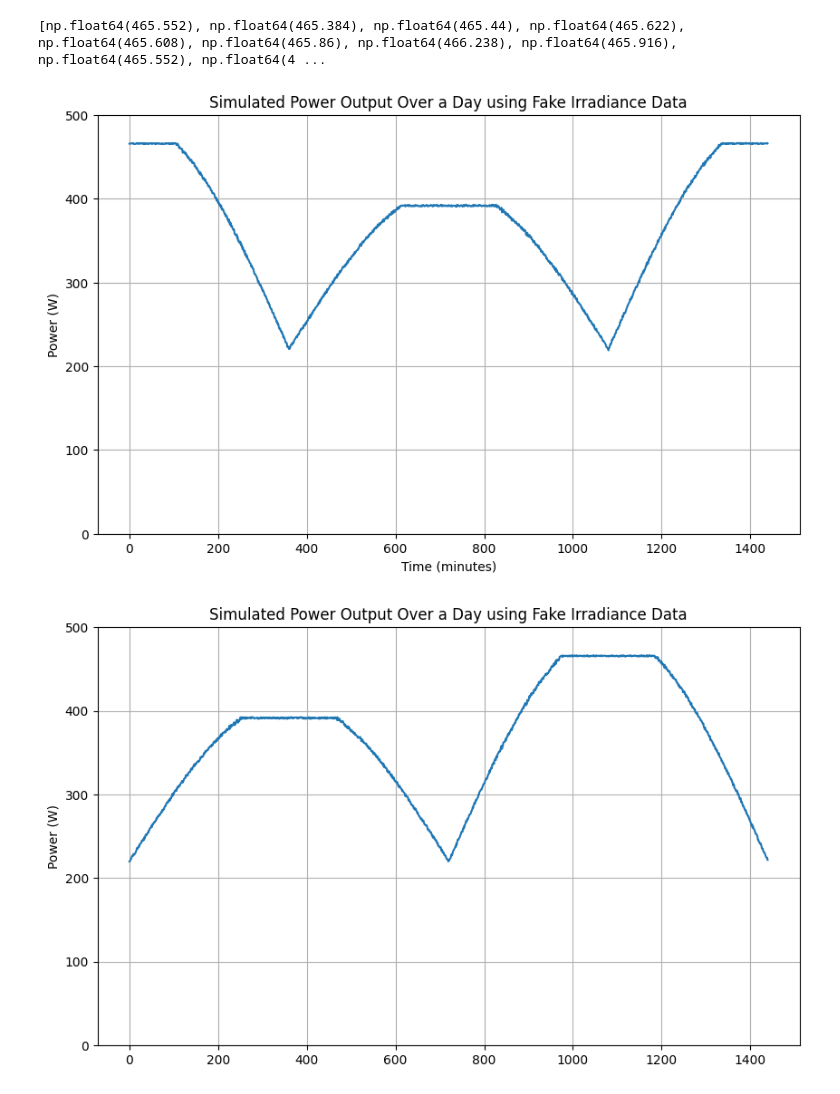
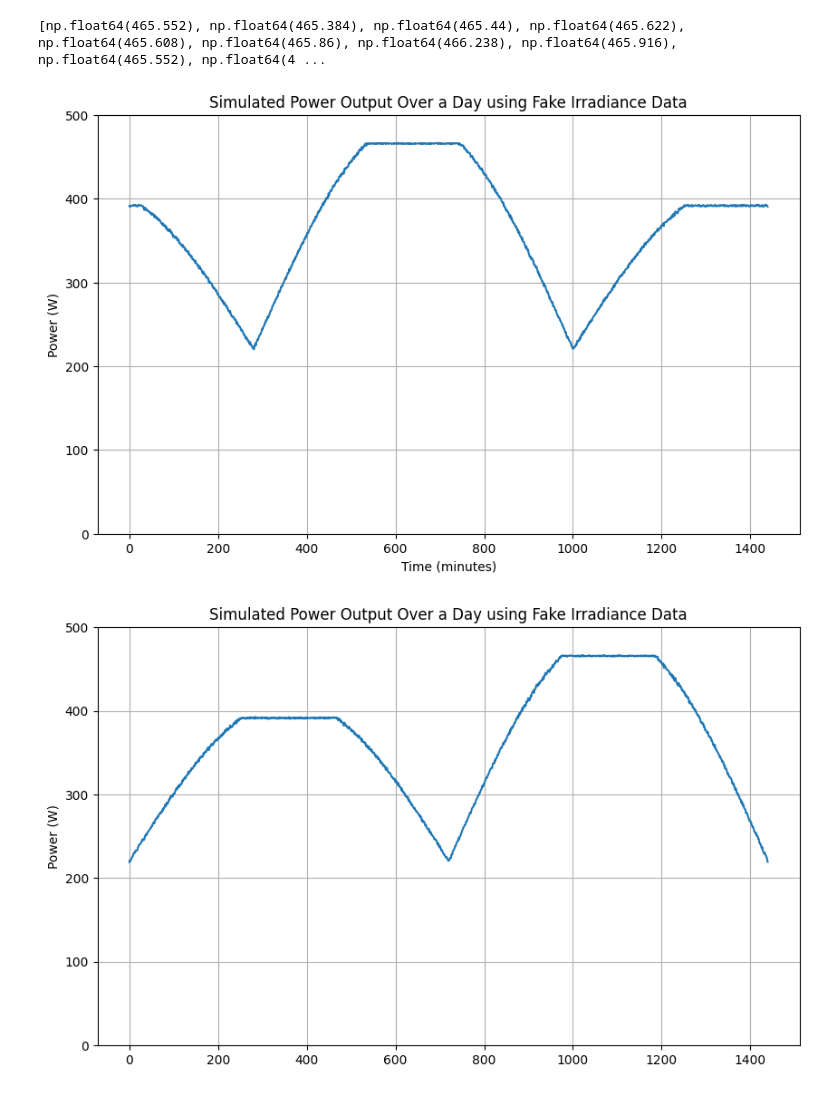
Before and after one commit to Manish-Khanalv1/South-Pole-Data, a Jupyter notebook: data_plot_25_12.ipynb, the cells around one changed output. Cells and saved outputs as stored; diff of their text form; code cells hidden in the pictures.

```diff
--- a/data_plot_25_12.ipynb
+++ b/data_plot_25_12.ipynb
@@ -276,7 +276,8 @@ solar_angle =  [np.cos(np.radians(-23.44*np.cos(np.radians(360*((x/1440)+182+int
              *np.cos(((((x / 1440) + 182+int(1))%1)*2*np.pi)) for x in range(1440)]
 
 solar_angle = np.array(solar_angle)
-solar_angle101 = np.concatenate((solar_angle[360:1440],solar_angle[0:360]))
+solar_angle101 = np.concatenate((solar_angle[720:1440],solar_angle[0:720]))
+solar_angle103  = np.concatenate((solar_angle[360:1440],solar_angle[0:360]))
 # %%
 time = np.arange(1440)
 dir_data = np.array(random.choices(range(990, 1000), k=1440))
@@ -323,15 +324,15 @@ def simulated_power(angle,dir, diff, up):
 # %%
 plt.figure(figsize=(10, 6))
 
-plt.plot(time,simulated_power(solar_angle,dir_data, diff_data, up_data))
+plt.plot(time,simulated_power(solar_angle101,dir_data, diff_data, up_data))
 plt.title('Simulated Power Output Over a Day using Fake Irradiance Data')
 plt.ylabel('Power (W)')
 plt.xlabel('Time (minutes)')
 plt.grid(True)
 plt.ylim(0,500)
 plt.show()
 # %% [output]
-[figure, old version]
+[figure, new version]
 # %%
 plt.figure(figsize=(10, 6))
 
```
Also changed, not shown: parts of 4 cells of this notebook.
